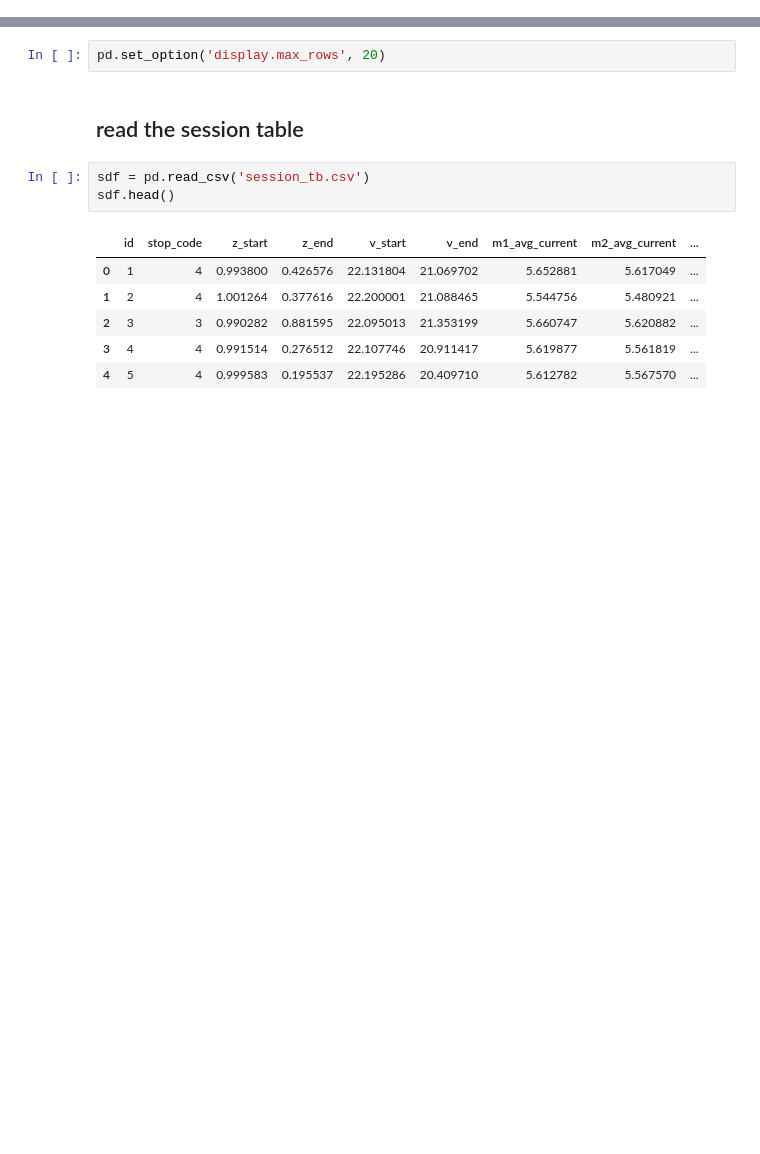
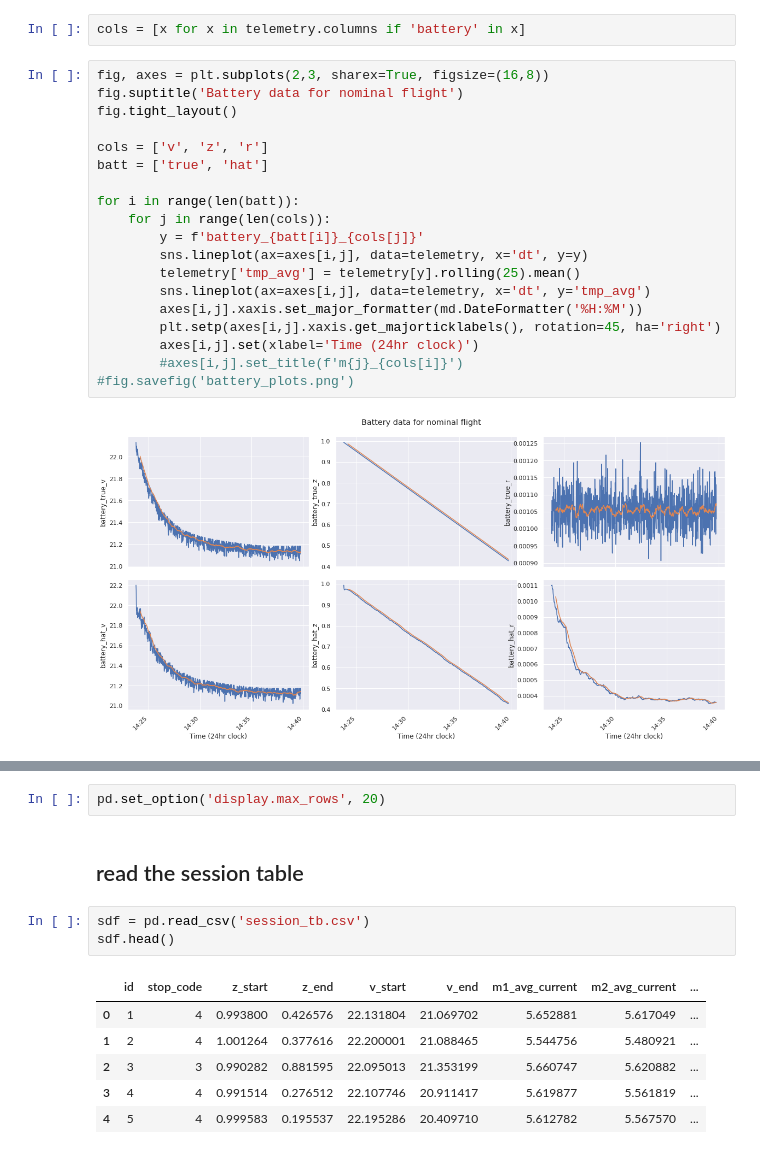
Before and after one commit to darrahts/uavTestbed, a Jupyter notebook: analysis/flightdata.ipynb, the cells around one changed output, grey strips where cells are left out. Cells and saved outputs as stored; diff of their text form; blank space fills up the shorter version.

```diff
--- a/analysis/flightdata.ipynb
+++ b/analysis/flightdata.ipynb
@@ -44,0 +127,23 @@ api.get_tables()
+# %%
+cols = [x for x in telemetry.columns if 'battery' in x]
+# %%
+fig, axes = plt.subplots(2,3, sharex=True, figsize=(16,8))
+fig.suptitle('Battery data for nominal flight')
+fig.tight_layout()
+
+cols = ['v', 'z', 'r']
+batt = ['true', 'hat']
+
+for i in range(len(batt)):
+    for j in range(len(cols)):
+        y = f'battery_{batt[i]}_{cols[j]}'
+        sns.lineplot(ax=axes[i,j], data=telemetry, x='dt', y=y)
+        telemetry['tmp_avg'] = telemetry[y].rolling(25).mean()
+        sns.lineplot(ax=axes[i,j], data=telemetry, x='dt', y='tmp_avg')
+        axes[i,j].xaxis.set_major_formatter(md.DateFormatter('%H:%M'))
+        plt.setp(axes[i,j].xaxis.get_majorticklabels(), rotation=45, ha='right')
+        axes[i,j].set(xlabel='Time (24hr clock)')
+        #axes[i,j].set_title(f'm{j}_{cols[i]}')
+#fig.savefig('battery_plots.png')
+# %% [output]
+[figure, added]
```
Also changed, not shown: parts of 18 cells of this notebook, 1 other file.
